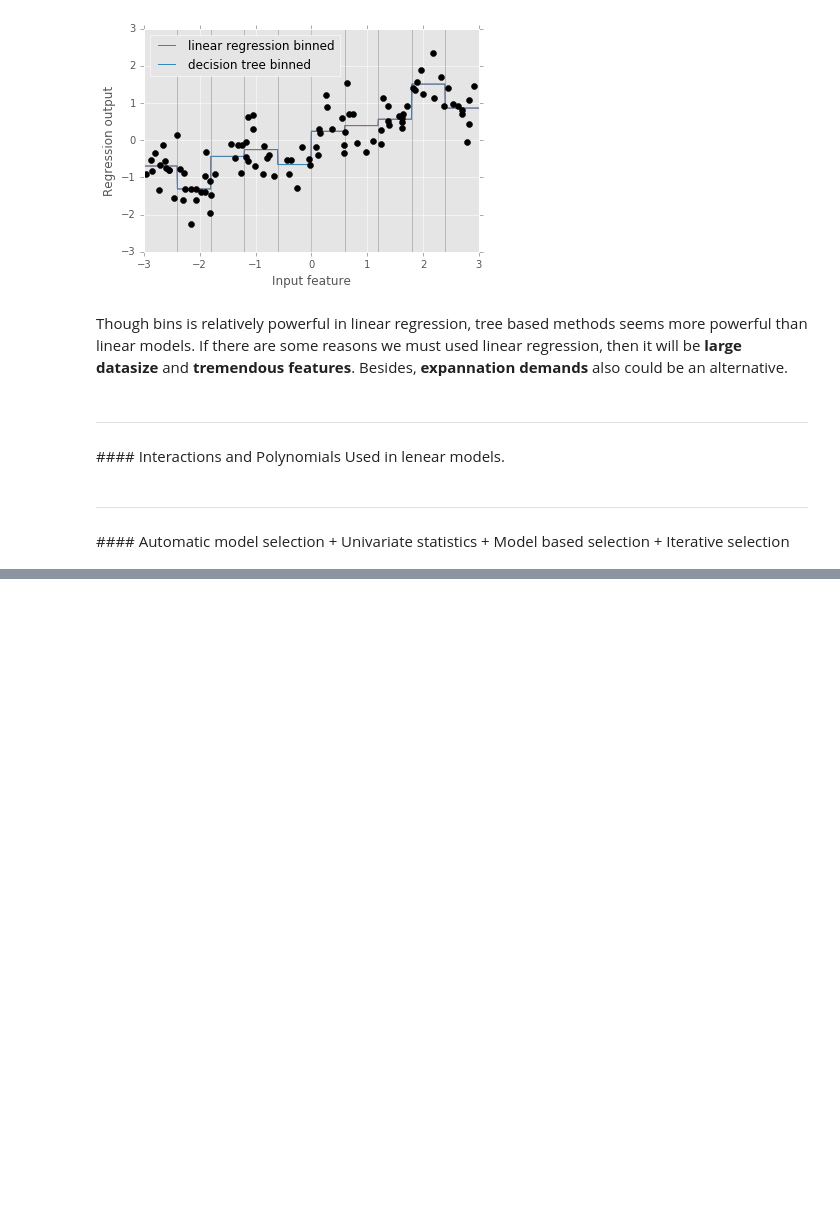
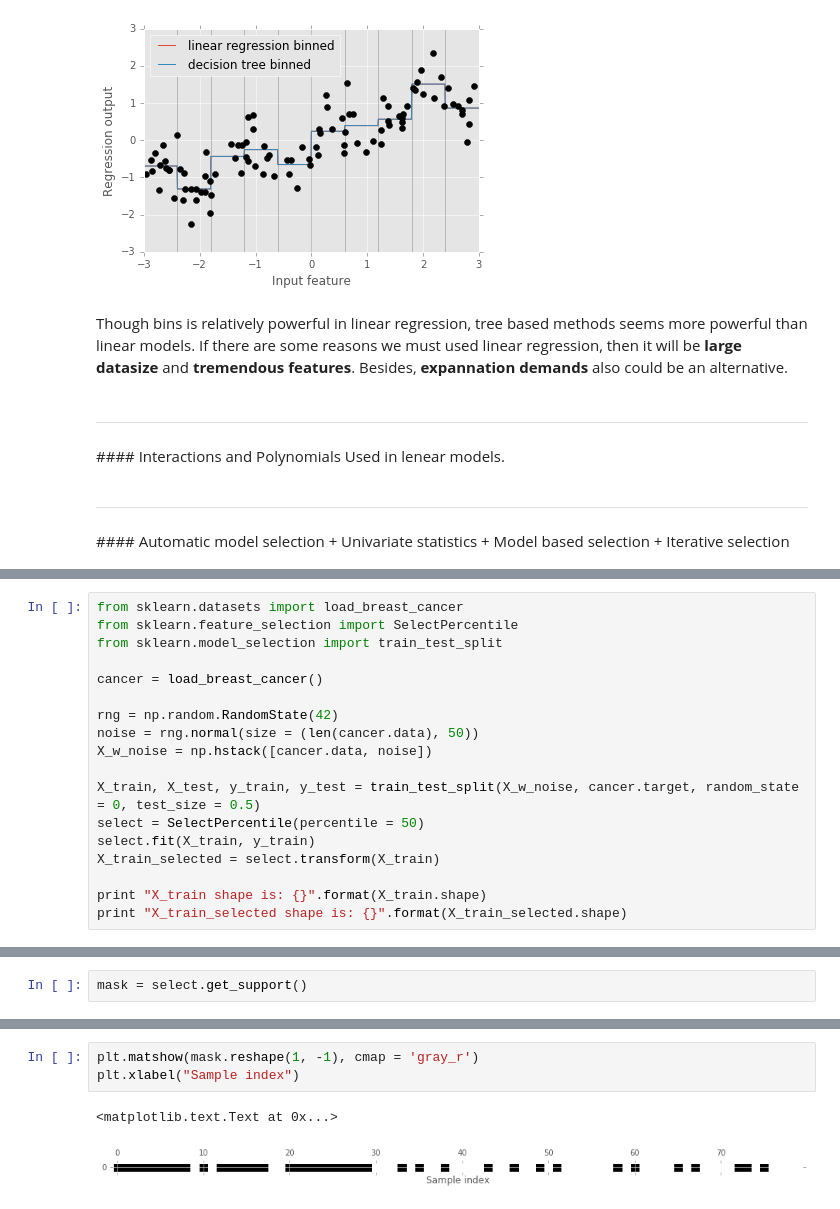
Before and after one commit to Springbudder/Introduction-to-Machine-Learning-O-relly, a Jupyter notebook: Chapter 4 Representing Data and Engineering Features.ipynb, the cells around one changed output, grey strips where cells are left out. Drawn from its saved outputs; the diff is of its cells as text; blank space fills up the shorter version.

```diff
--- a/Chapter 4 Representing Data and Engineering Features.ipynb
+++ b/Chapter 4 Representing Data and Engineering Features.ipynb
@@ -200,0 +204,18 @@ Used in lenear models.
+# %%
+from sklearn.datasets import load_breast_cancer
+from sklearn.feature_selection import SelectPercentile
+from sklearn.model_selection import train_test_split
+
+cancer = load_breast_cancer()
+
+rng = np.random.RandomState(42)
+noise = rng.normal(size = (len(cancer.data), 50))
+X_w_noise = np.hstack([cancer.data, noise])
+
+X_train, X_test, y_train, y_test = train_test_split(X_w_noise, cancer.target, random_state = 0, test_size = 0.5)
+select = SelectPercentile(percentile = 50)
+select.fit(X_train, y_train)
+X_train_selected = select.transform(X_train)
+
+print "X_train shape is: {}".format(X_train.shape)
+print "X_train_selected shape is: {}".format(X_train_selected.shape)
@@ -200,0 +225,2 @@ Used in lenear models.
+# %%
+mask = select.get_support()
@@ -200,0 +239,6 @@ Used in lenear models.
+# %%
+plt.matshow(mask.reshape(1, -1), cmap = 'gray_r')
+plt.xlabel("Sample index")
+# %% [output]
+<matplotlib.text.Text at 0x...>
+[figure, added]
```
Also changed, not shown: parts of 14 cells of this notebook.
